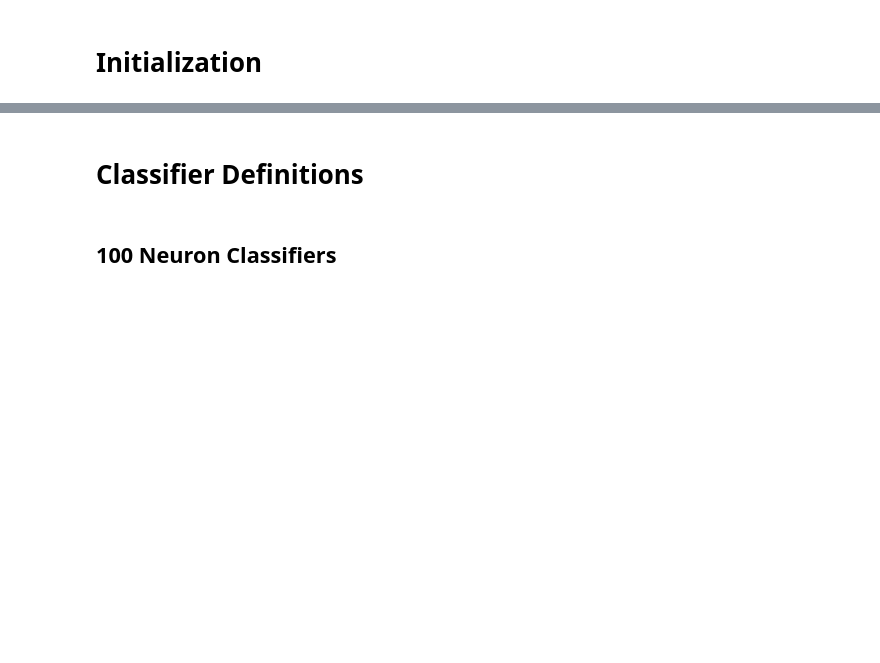
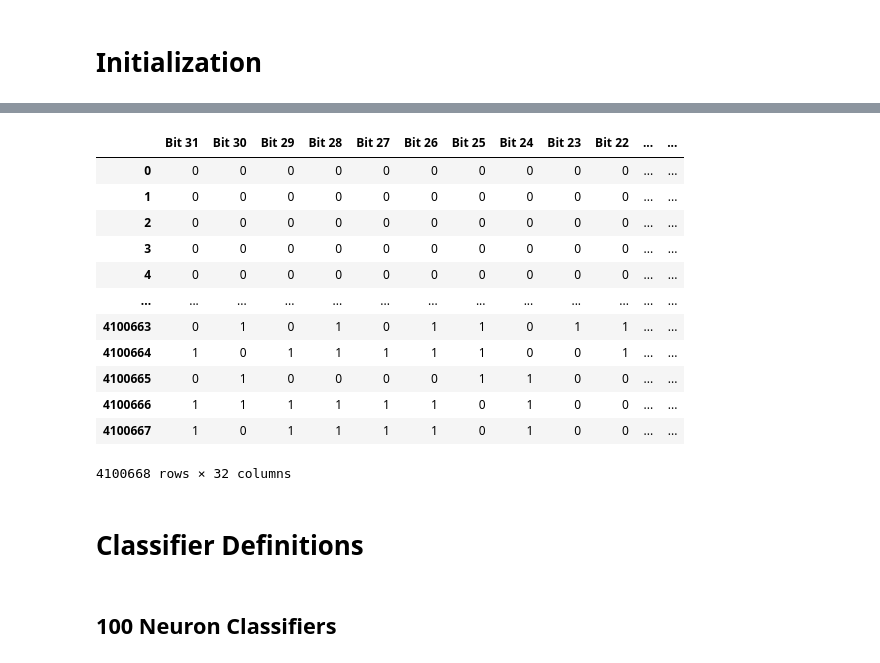
Before and after one commit to celrm/tfg, a Jupyter notebook: Python/ExperimentsWithMetrics.ipynb, the cells around one changed output, grey strips where cells are left out. Saved outputs shown, nothing was run; the diff lists cells and outputs as text; code cells hidden in the pictures; blank space fills up the shorter version.

```diff
--- a/Python/ExperimentsWithMetrics.ipynb
+++ b/Python/ExperimentsWithMetrics.ipynb
@@ -40,0 +72,17 @@ clf_topology = []
+# %%
+%%time
+
+bitsColsBit = ['Bit'.format(i) for i in range(32) ]
+X = df.loc[:, ['Bit 31','Bit 30','Bit 29','Bit 28','Bit 27','Bit 26','Bit 25','Bit 24','Bit 23','Bit 22','Bit 21','Bit 20','Bit 19','Bit 18','Bit 17','Bit 16','Bit 15','Bit 14','Bit 13','Bit 12', 'Bit 11','Bit 10','Bit 9','Bit 8','Bit 7','Bit 6','Bit 5','Bit 4','Bit 3','Bit 2','Bit 1','Bit 0']]
+Y = df.loc[:, 'Class']
+#15% train 85% test
+X_train, X_test, y_train, y_test = train_test_split(X, Y, test_size=0.85, random_state=0)
+
+#We initialize data structures and the regularization parameter.
+regul_param = 10.0 ** -2
+
+train_scores = []
+test_scores = []
+classifiers = []
+clf_name = []
+clf_topology = []
@@ -41,3 +91,19 @@ clf_topology = []
+# %%
+X
+# %% [output]
+|  | Bit 31 | Bit 30 | Bit 29 | Bit 28 | Bit 27 | Bit 26 | Bit 25 | Bit 24 | Bit 23 | Bit 22 | ... | ... |
+| 0 | 0 | 0 | 0 | 0 | 0 | 0 | 0 | 0 | 0 | 0 | ... | ... |
+| 1 | 0 | 0 | 0 | 0 | 0 | 0 | 0 | 0 | 0 | 0 | ... | ... |
+| 2 | 0 | 0 | 0 | 0 | 0 | 0 | 0 | 0 | 0 | 0 | ... | ... |
+| 3 | 0 | 0 | 0 | 0 | 0 | 0 | 0 | 0 | 0 | 0 | ... | ... |
+| 4 | 0 | 0 | 0 | 0 | 0 | 0 | 0 | 0 | 0 | 0 | ... | ... |
+| ... | ... | ... | ... | ... | ... | ... | ... | ... | ... | ... | ... | ... |
+| 4100663 | 0 | 1 | 0 | 1 | 0 | 1 | 1 | 0 | 1 | 1 | ... | ... |
+| 4100664 | 1 | 0 | 1 | 1 | 1 | 1 | 1 | 0 | 0 | 1 | ... | ... |
+| 4100665 | 0 | 1 | 0 | 0 | 0 | 0 | 1 | 1 | 0 | 0 | ... | ... |
+| 4100666 | 1 | 1 | 1 | 1 | 1 | 1 | 0 | 1 | 0 | 0 | ... | ... |
+| 4100667 | 1 | 0 | 1 | 1 | 1 | 1 | 0 | 1 | 0 | 0 | ... | ... |
+4100668 rows × 32 columns
 # %% [markdown]
 # Classifier Definitions
 # %% [markdown]
```
Also changed, not shown: parts of 19 cells of this notebook.
